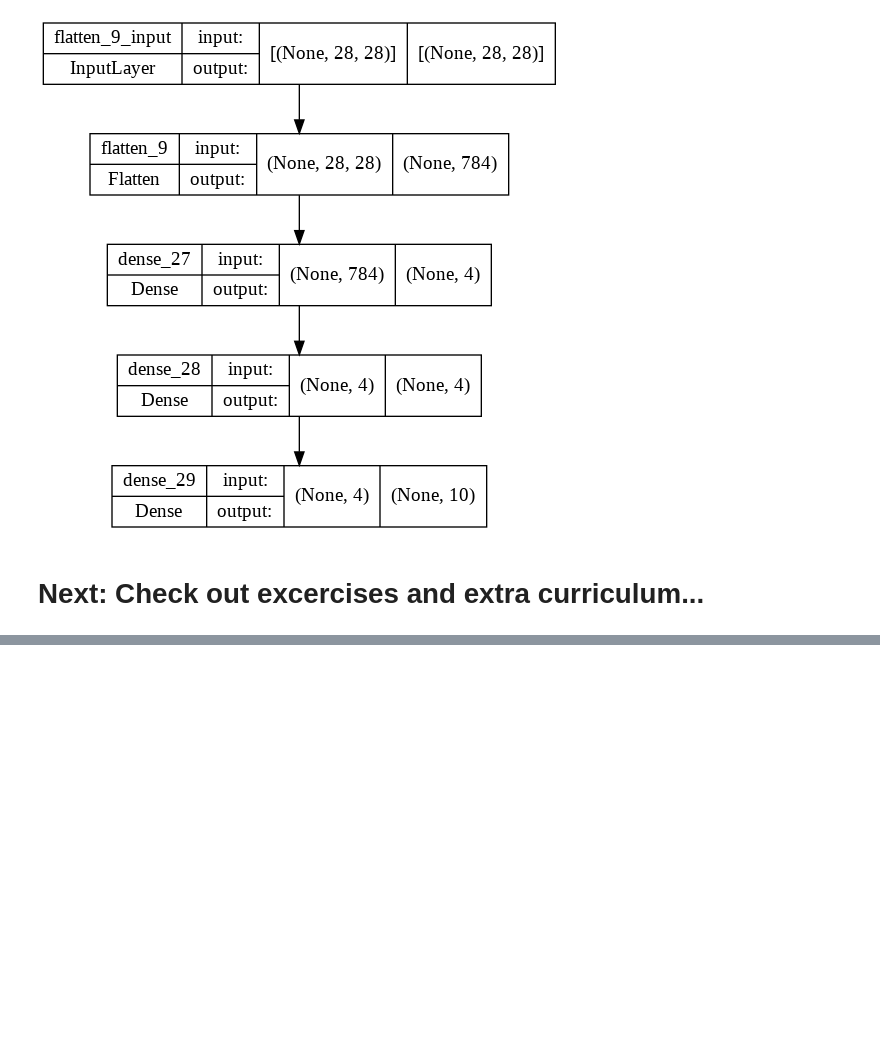
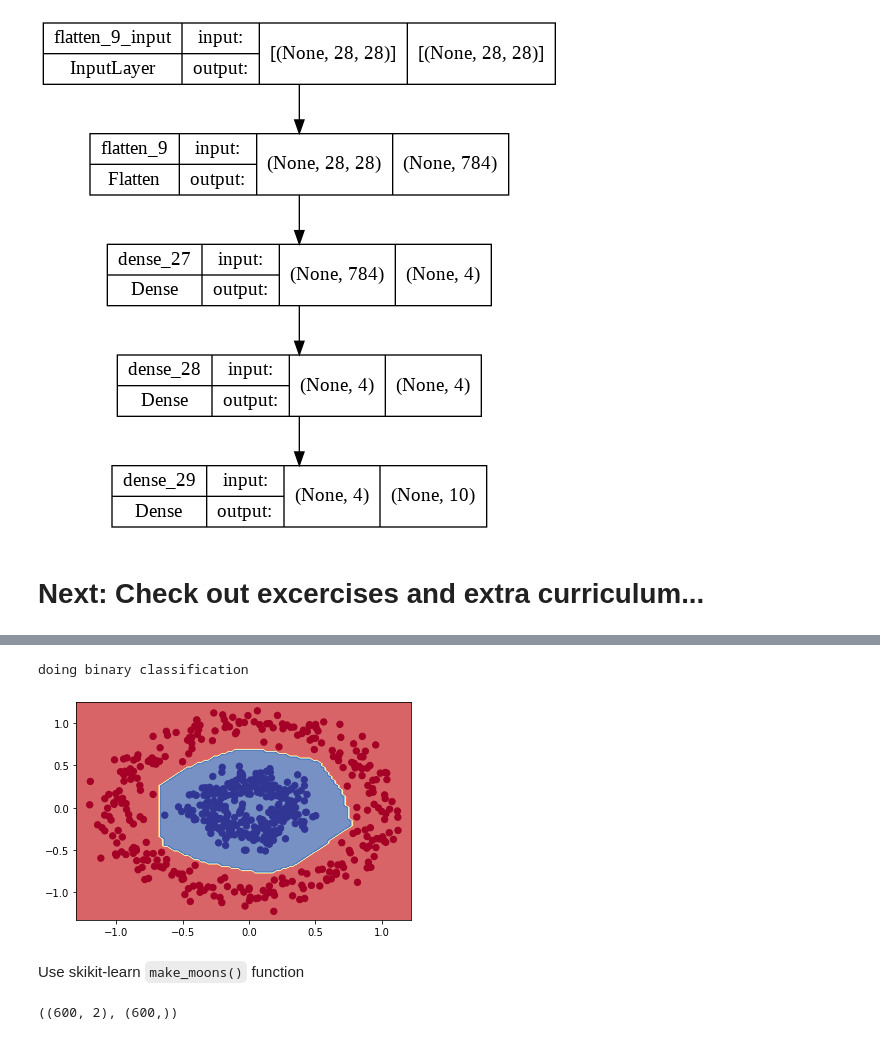
Before and after one commit to sonpn82/Tensor-flow-Developer-Certification-Exam, a Jupyter notebook: 02_neural_network_classification_with_tensorflow_video.ipynb, the cells around one changed output, grey strips where cells are left out. Drawn from its saved outputs; the diff is of its cells as text; code cells hidden in the pictures; blank space fills up the shorter version.

```diff
--- a/02_neural_network_classification_with_tensorflow_video.ipynb
+++ b/02_neural_network_classification_with_tensorflow_video.ipynb
@@ -1540,0 +1585,23 @@ plot_model(model_14, show_shapes=True)
+# %%
+import tensorflow as tf
+
+# set random
+tf.random.set_seed = 24
+
+# Create the model
+model_15 = tf.keras.Sequential([
+  tf.keras.layers.Dense(6, activation="relu"),
+  tf.keras.layers.Dense(6, activation="relu"),
+  tf.keras.layers.Dense(6, activation="relu"),
+  tf.keras.layers.Dense(6, activation="relu"),
+  tf.keras.layers.Dense(6, activation="relu"),
+  tf.keras.layers.Dense(1, activation="sigmoid")
+])
+
+# Compile the model
+model_15.compile(loss=tf.keras.losses.binary_crossentropy,
+                 optimizer=tf.keras.optimizers.Adam(learning_rate=0.001),
+                 metrics=["accuracy"])
+
+# Fit the model
+history_15 = model_15.fit(X, y, epochs=100, verbose=0)
@@ -1540,0 +1614,20 @@ plot_model(model_14, show_shapes=True)
+# %%
+# Plot the decision boundary
+plot_decision_boundary(model_15, X, y)
+# %% [output]
+doing binary classification
+[figure, added]
+# %% [markdown]
+Use skikit-learn `make_moons()` function
+# %%
+from sklearn.datasets import make_moons
+
+# Make 600 samples
+n_samples= 600
+
+# Create the data
+X, y = make_moons(n_samples,noise=0.05,random_state=24)
+
+X.shape, y.shape
+# %% [output]
+((600, 2), (600,))
```
Also changed, not shown: parts of 26 cells of this notebook.
